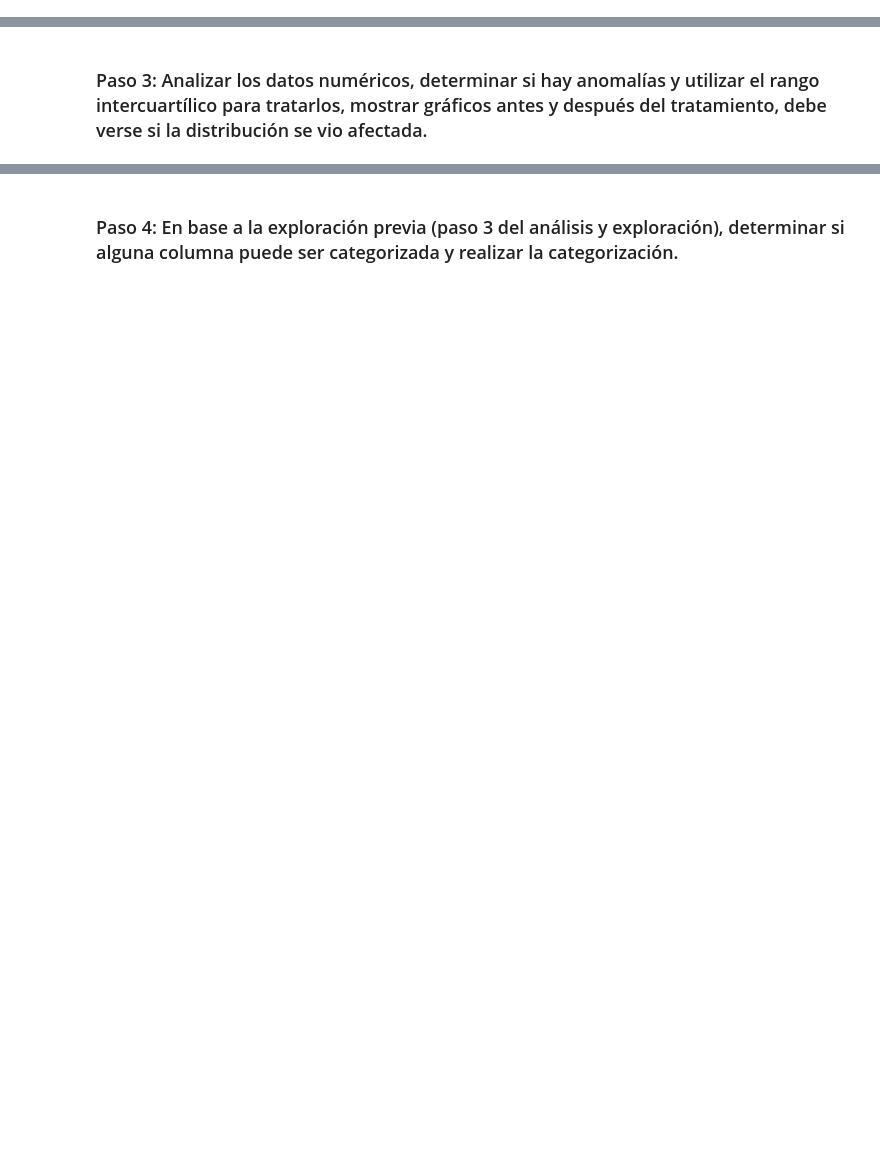
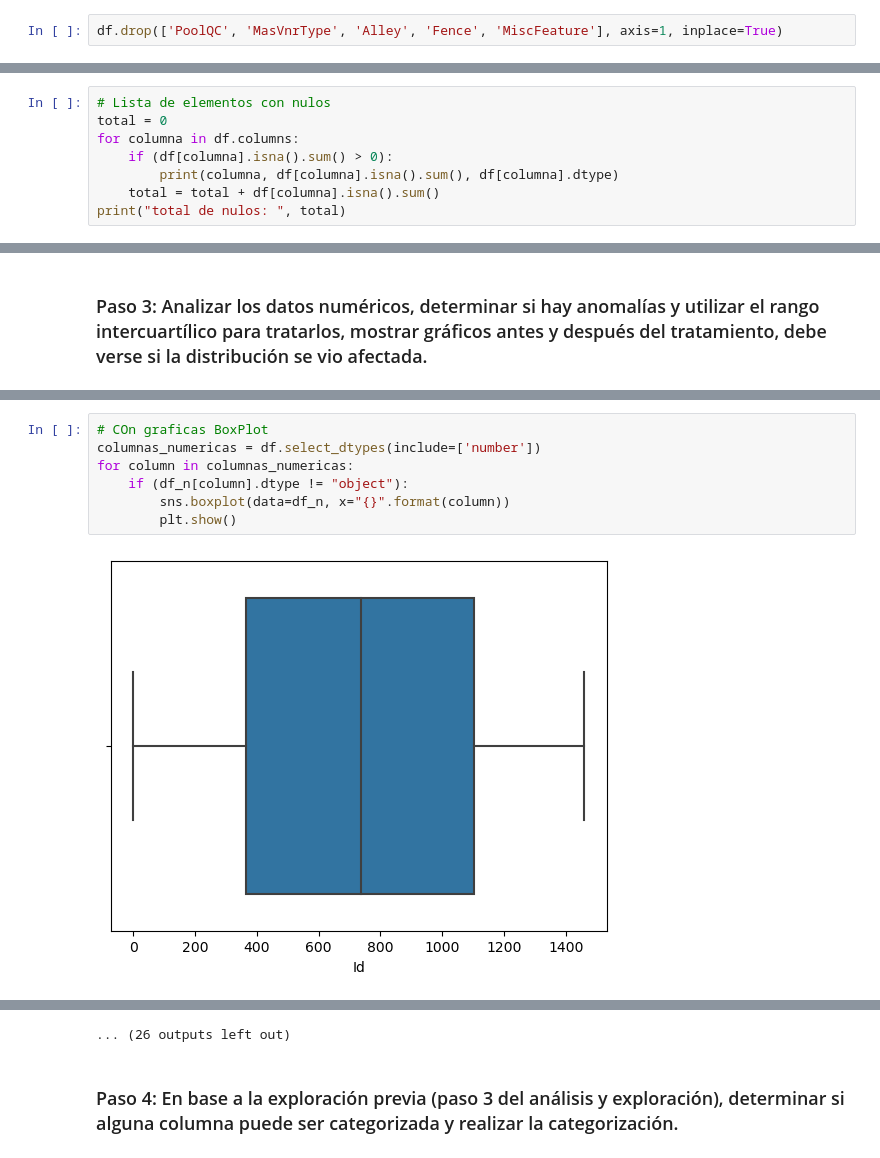
Before and after one commit to LAXELmve/House-Pricing-EDA---Axel-Martin-Vega-Espinoza, a Jupyter notebook: Proyecto_1-Axel_Vega.ipynb, the cells around one changed output, grey strips where cells are left out. Saved outputs shown, nothing was run; the diff lists cells and outputs as text; blank space fills up the shorter version.

```diff
--- a/Proyecto_1-Axel_Vega.ipynb
+++ b/Proyecto_1-Axel_Vega.ipynb
@@ -37,0 +362,2 @@ Puede ser boxplot para las numéricas y de conteo/histograma para las categóric
+# %%
+df.drop(['PoolQC', 'MasVnrType', 'Alley', 'Fence', 'MiscFeature'], axis=1, inplace=True)
@@ -38,2 +389,10 @@ Puede ser boxplot para las numéricas y de conteo/histograma para las categóric
 # %% [markdown]
 ### Paso 2: Si existen nulos aún, dependiendo de la gráficas anteriores, determinar si hay que imputar por medio de la moda, la mediana o la media; realizar la imputación.
+# %%
+# Lista de elementos con nulos
+total = 0
+for columna in df.columns:
+    if (df[columna].isna().sum() > 0):
+        print(columna, df[columna].isna().sum(), df[columna].dtype)
+    total = total + df[columna].isna().sum()
+print("total de nulos: ", total)
@@ -41,0 +479,9 @@ Puede ser boxplot para las numéricas y de conteo/histograma para las categóric
+# %%
+# COn graficas BoxPlot
+columnas_numericas = df.select_dtypes(include=['number'])
+for column in columnas_numericas:
+    if (df_n[column].dtype != "object"):
+        sns.boxplot(data=df_n, x="{}".format(column))
+        plt.show()
+# %% [output]
+[figure, added]
@@ -42,2 +499,3 @@ Puede ser boxplot para las numéricas y de conteo/histograma para las categóric
+... (26 outputs left out)
 # %% [markdown]
 ### Paso 4: En base a la exploración previa (paso 3 del análisis y exploración), determinar si alguna columna puede ser categorizada y realizar la categorización.
```
Also changed, not shown: parts of 44 cells of this notebook, 1 other file.
